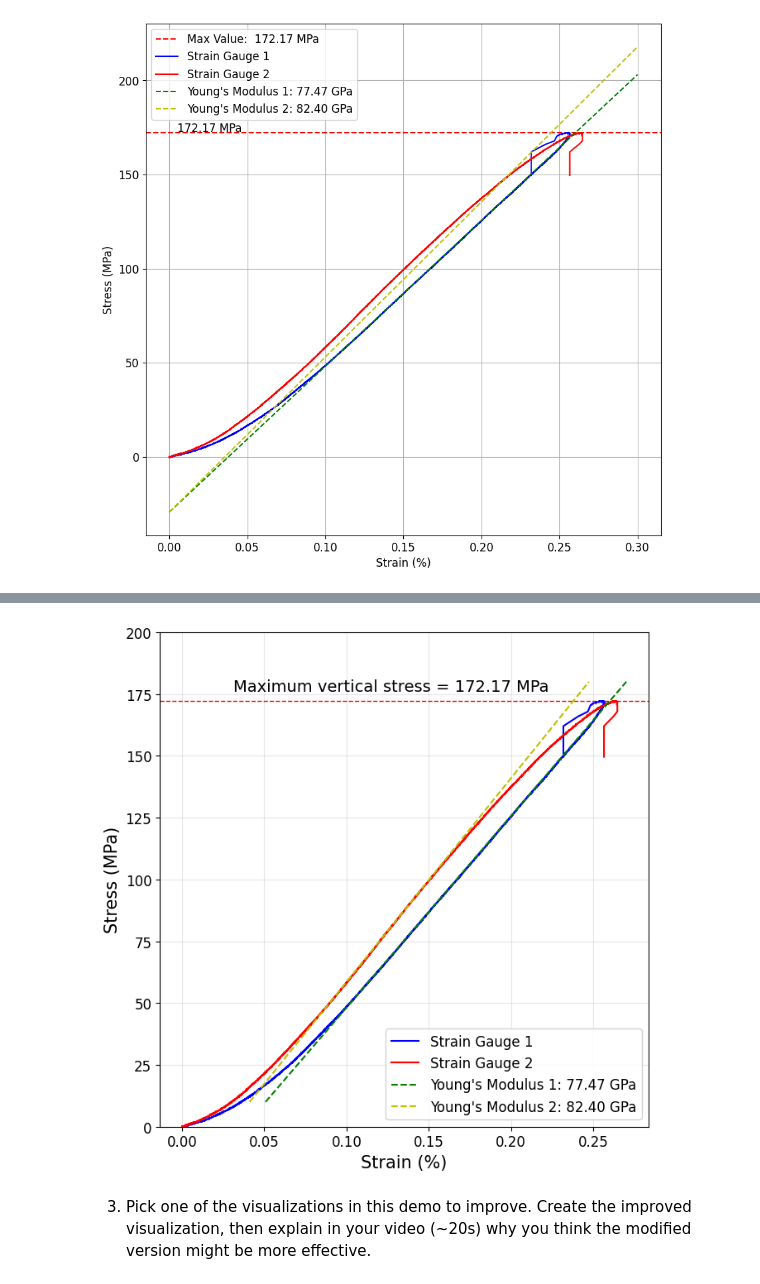
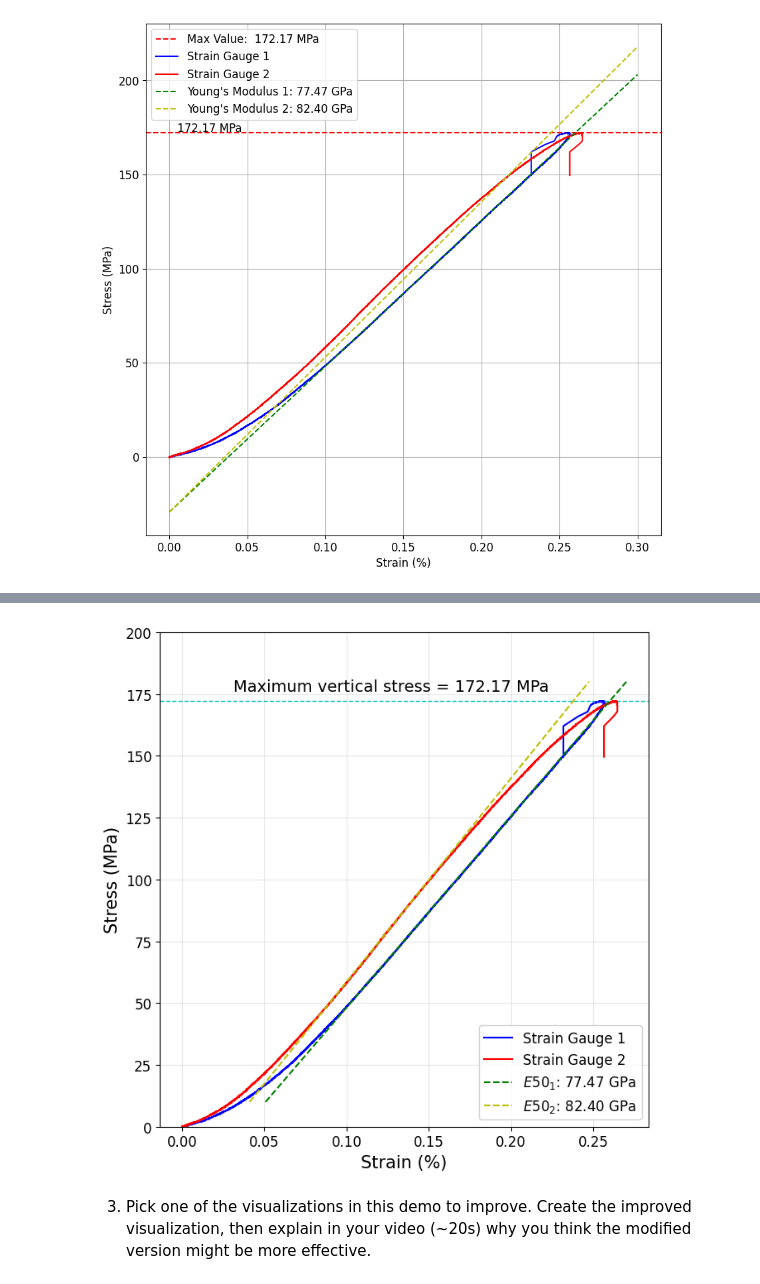
Before and after one commit to lulukef/2.156-AI-ML-for-Engineering-Design, a Jupyter notebook: Demos/2_155_Fall_25_Demo_1_Visualization.ipynb, the cells around one changed output, grey strips where cells are left out. Saved outputs shown, nothing was run; the diff lists cells and outputs as text; code cells hidden in the pictures.

```diff
--- a/Demos/2_155_Fall_25_Demo_1_Visualization.ipynb
+++ b/Demos/2_155_Fall_25_Demo_1_Visualization.ipynb
@@ -627,6 +624,8 @@ plt.show()
 import pandas as pd
 import matplotlib.pyplot as plt
 import numpy as np
+#import sciplot
+#plt.style.use('seaborn-dark')
 
 file_path = "https://raw.githubusercontent.com/lulukef/2.156-AI-ML-for-Engineering-Design/main/Demos/ARPAE_DirAB_Conf0_FailureLoad_20231229.csv"
 
@@ -635,7 +634,7 @@ select_cols = [20, 28, 29]
 start_row = 9938
 end_row = 15800
 
-# --- Read only what we need ---
+# Efficient read: load only needed rows and columns
 df = pd.read_csv(
     file_path,
     usecols=select_cols,
@@ -648,14 +647,14 @@ stress_data_raw = df.iloc[:, 0].astype(float).reset_index(drop=True)
 strain_data1    = df.iloc[:, 1].astype(float).reset_index(drop=True)
 strain_data2    = df.iloc[:, 2].astype(float).reset_index(drop=True)
 
-# --- Recalculate stress/strain (your logic preserved) ---
+# Recalculating the strain data, assuming the initial value of the strain as zero
 initial_strain = 0
 initial_stress = 0
 stress_data = [initial_stress]
 acl_strain1 = [initial_stress]
 acl_strain2 = [initial_stress]
 
-# Stress normalization (cumulative delta)
+# Stress normalization
 for i in range(1, len(stress_data_raw)):
     stress_correction = stress_data_raw[i] - stress_data_raw[i - 1]
     corrected_stress = stress_data[-1] + stress_correction
@@ -681,20 +680,20 @@ stress = np.asarray(stress_data, dtype=float)
 strain1 = np.asarray(acl_strain1, dtype=float)
 strain2 = np.asarray(acl_strain2, dtype=float)
 
-# --- Plot settings you requested ---
+# Increasing the overall font size
 plt.rcParams.update({
-    "font.size": 14,          # increase overall font size
+    "font.size": 14,
 })
 
 fig, ax = plt.subplots(figsize=(7,7))
 ax.grid(True, alpha=0.3)
 
-# Draw maximum stress line with clearer label
+# Draw maximum stress line
 max_value = float(np.max(stress))
-ax.axhline(y=max_value, color='r', linestyle='--', linewidth=1)
+ax.axhline(y=max_value, color='c', linestyle='--', linewidth=1)
 
-# Place annotation a little after the line starts (at 10% of x-axis)
-x_anno = 0.1 * (strain1.max())   # 10% of max strain range
+# Place annotation for a maximum stress line
+x_anno = 0.1 * (strain1.max())
 ax.annotate(
     f"Maximum vertical stress = {max_value:.2f} MPa",
     xy=(x_anno, max_value), xycoords='data',
@@ -706,12 +705,13 @@ ax.annotate(
 ax.plot(strain1, stress, linestyle='-', color='b', label='Strain Gauge 1')
 ax.plot(strain2, stress, linestyle='-', color='r', label='Strain Gauge 2')
 
-# Labels + limits
+# Labels
 ax.set_xlabel('Strain (%)', fontsize=15)
 ax.set_ylabel('Stress (MPa)', fontsize=15)
-ax.set_ylim(0, 200)                 # <-- fixed y-axis 0–200 as you wanted
+ax.set_ylim(0, 200)
 
-# --- E50 band and Young's moduli (your approach kept) ---
+#Calculate Young's Modulus, take in mind that stress in our data is in MPa and acl_strain in percentage
+#The following formulae gives the Youngs modulus in MPa
 half_max_stress = max_value * 0.5
 upper_bound_stress = half_max_stress + 10
 lower_bound_stress = half_max_stress - 10
@@ -720,36 +720,35 @@ m = np.abs(stress - upper_bound_stress).argmin()
 n = np.abs(stress - lower_bound_stress).argmin()
 
 youngs_modulus1 = (stress[m] - stress[n]) / (strain1[m]/100 - strain1[n]/100)
 youngs_modulus2 = (stress[m] - stress[n]) / (strain2[m]/100 - strain2[n]/100)
 
-# Use separate intercepts for each line (clearer)
 b1 = stress[m] - youngs_modulus1 * (strain1[m]/100)
 b2 = stress[m] - youngs_modulus2 * (strain2[m]/100)
 
 x_values = np.array([0.0, max(strain1.max(), strain2.max(), 0.30)])
 y_values1 = youngs_modulus1 * (x_values/100) + b1
 y_values2 = youngs_modulus2 * (x_values/100) + b2
 
 # Define y-limits for modulus lines
 y_min, y_max = 10, 180
 
 # Compute x-values (strain %) corresponding to those y values
 x_vals1 = (np.array([y_min, y_max]) - b1) / youngs_modulus1 * 100
 x_vals2 = (np.array([y_min, y_max]) - b2) / youngs_modulus2 * 100
 
 # Now plot only in that stress window
 ax.plot(x_vals1, [y_min, y_max], linestyle='--', linewidth=1.5,
-        color='g', label=f"Young's Modulus 1: {youngs_modulus1/1000:.2f} GPa")
+        color='g', label=f"$E50_{{1}}$: {youngs_modulus1/1000:.2f} GPa")
 ax.plot(x_vals2, [y_min, y_max], linestyle='--', linewidth=1.5,
-        color='y', label=f"Young's Modulus 2: {youngs_modulus2/1000:.2f} GPa")
+        color='y', label=f"$E50_{{2}}$: {youngs_modulus2/1000:.2f} GPa")
 
 
 # Legend in bottom-right to avoid overlaps
 ax.legend(loc='lower right', frameon=True, framealpha=0.9, fontsize=12)
 
 plt.tight_layout()
 plt.show()
 # %% [output]
-[figure, old version]
+[figure, new version]
 # %% [markdown]
 3. Pick one of the visualizations in this demo to improve. Create the improved visualization, then explain in your video (~20s) why you think the modified version might be more effective.
```
Also changed, not shown: parts of 11 cells of this notebook.
